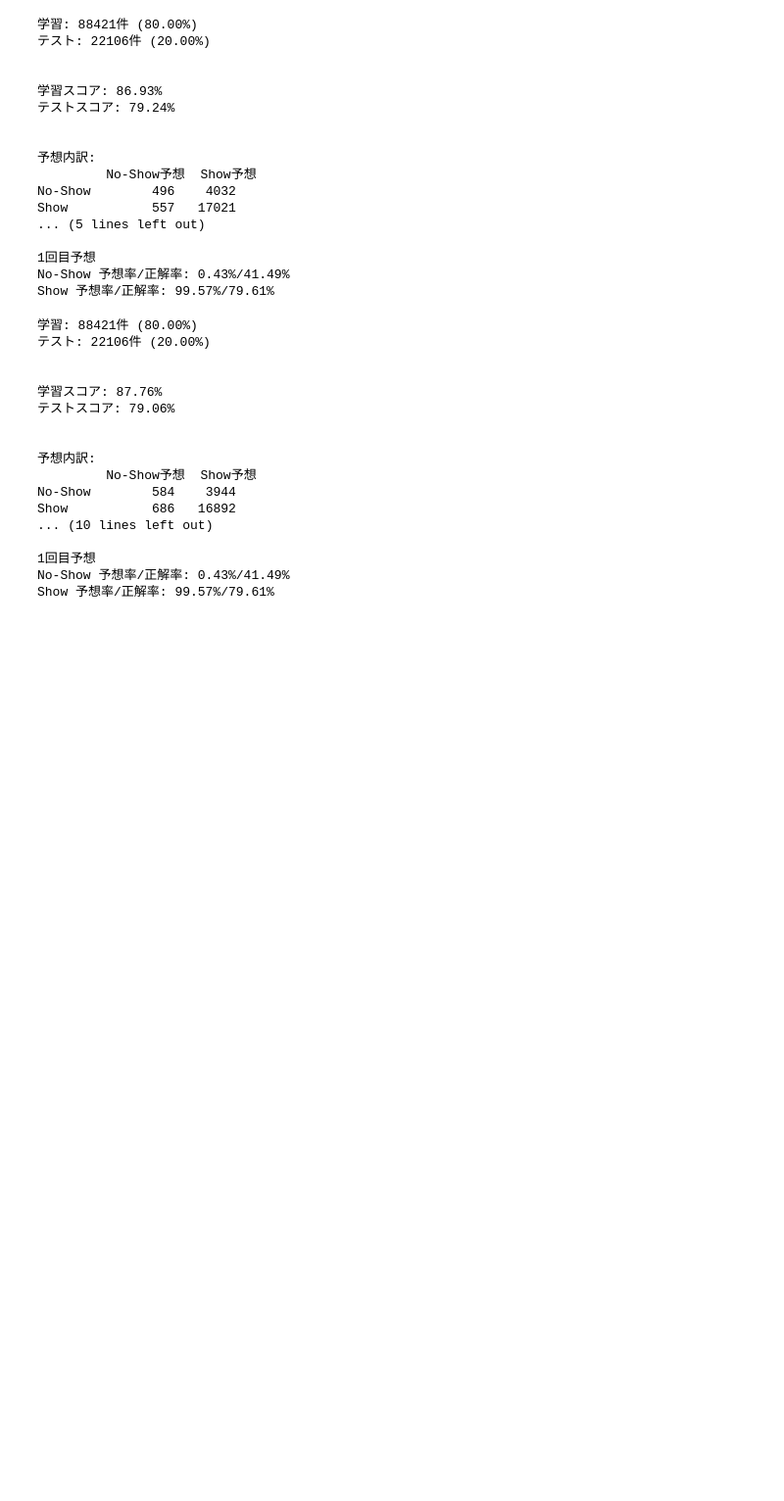
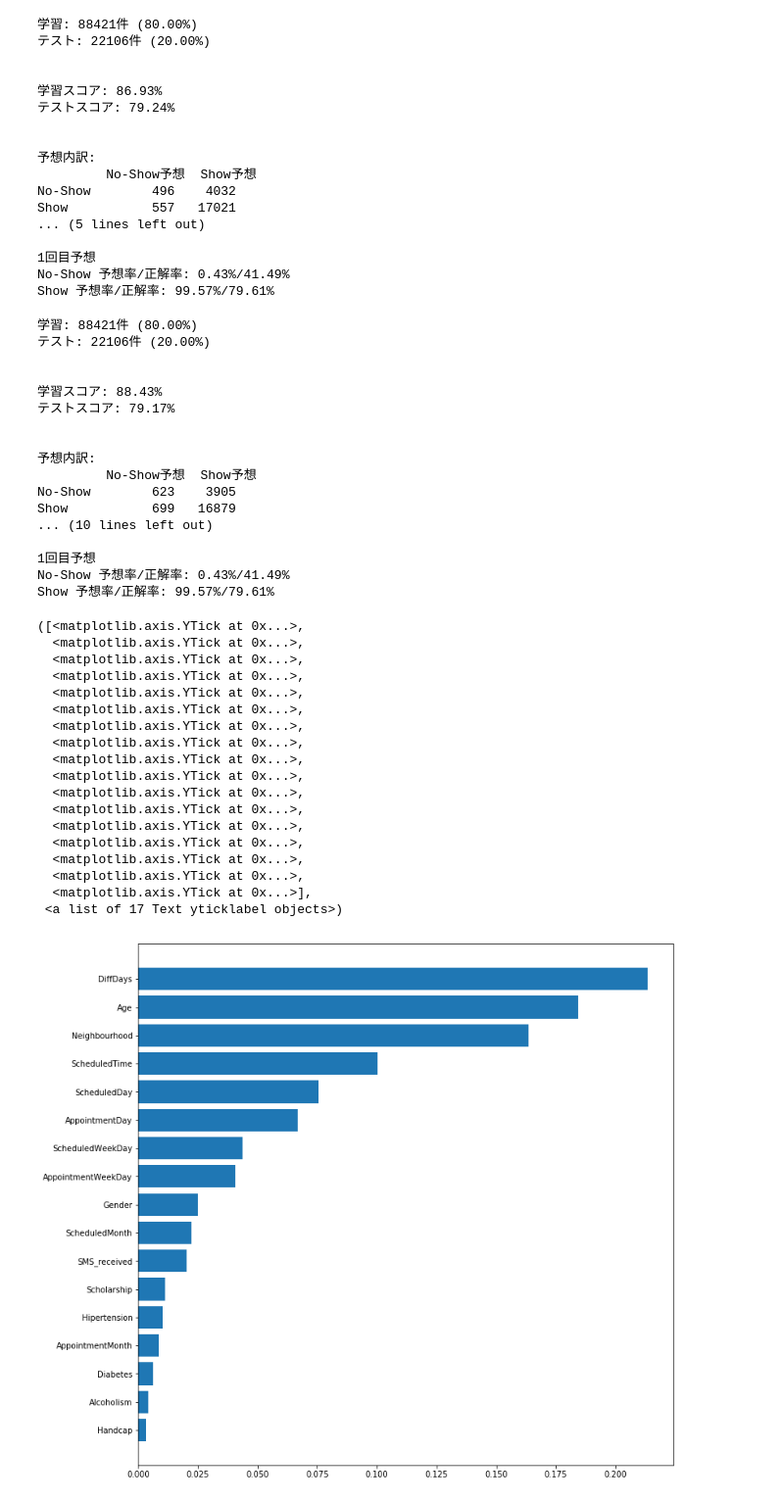
Before and after one commit to miyamotoatsushi/keiba, a Jupyter notebook: random_forest.ipynb, the cells around one changed output. Shown: that part at 98% size. Drawn from its saved outputs; the diff is of its cells as text; code cells hidden in the pictures; blank space fills up the shorter version.

```diff
--- a/random_forest.ipynb
+++ b/random_forest.ipynb
@@ -186,10 +195,10 @@ Show 予想率/正解率: 99.57%/79.61%
 # 学習・テストデータの作成
 training_df = pd.DataFrame()
 
-# 目的変数の設定
+# １．目的変数の設定
 training_df['No-show'] = import_df['No-show'].apply(lambda s: 1 if s == 'No' else 0)
 
-# 説明変数の設定
+# ２．説明変数の設定
 training_df['Age'] = import_df['Age']
 training_df['Scholarship'] = import_df['Scholarship']
 training_df['Hipertension'] = import_df['Hipertension']
@@ -199,10 +208,10 @@ training_df['Handcap'] = import_df['Handcap']
 training_df['SMS_received'] = import_df['SMS_received']
 
 training_df['Gender'] = import_df['Gender'].apply(lambda g: 1 if g == 'M' else 0)
-training_df['ScheduledDay'] = import_df['ScheduledDay'].apply(
-    lambda s: datetime.strptime(s, "%Y-%m-%dT%H:%M:%SZ").timestamp())
-training_df['AppointmentDay'] = import_df['AppointmentDay'].apply(
-    lambda s: datetime.strptime(s, "%Y-%m-%dT%H:%M:%SZ").timestamp())
+# training_df['ScheduledDay'] = import_df['ScheduledDay'].apply(
+#     lambda s: datetime.strptime(s, "%Y-%m-%dT%H:%M:%SZ").timestamp())
+# training_df['AppointmentDay'] = import_df['AppointmentDay'].apply(
+#     lambda s: datetime.strptime(s, "%Y-%m-%dT%H:%M:%SZ").timestamp())
 neighbourhoods = []
 for name in import_df['Neighbourhood'].drop_duplicates():
     if name not in neighbourhoods:
@@ -210,8 +219,13 @@ for name in import_df['Neighbourhood'].drop_duplicates():
 training_df['Neighbourhood'] = import_df['Neighbourhood'].apply(lambda s: neighbourhoods.index(s))
 
 # -----------------------------------------------------------------------------------------------
+training_df['ScheduledMonth'] = import_df['ScheduledDay'].apply(lambda s: s[5: 7])
+training_df['ScheduledDay'] = import_df['ScheduledDay'].apply(lambda s: s[8: 10])
+training_df['ScheduledTime'] = import_df['ScheduledDay'].apply(lambda s: s[11: 13])
 training_df['ScheduledWeekDay'] = import_df['ScheduledDay'].apply(
     lambda s: datetime.strptime(s[: 10], "%Y-%m-%d").weekday())
+training_df['AppointmentMonth'] = import_df['AppointmentDay'].apply(lambda s: s[5: 7])
+training_df['AppointmentDay'] = import_df['AppointmentDay'].apply(lambda s: s[8: 10])
 training_df['AppointmentWeekDay'] = import_df['AppointmentDay'].apply(
     lambda s: datetime.strptime(s[: 10], "%Y-%m-%d").weekday())
 training_df['DiffDays'] = import_df[['AppointmentDay', 'ScheduledDay']].apply(
@@ -219,21 +233,19 @@ training_df['DiffDays'] = import_df[['AppointmentDay', 'ScheduledDay']].apply(
 )
 # -----------------------------------------------------------------------------------------------
 
-# トレーニング設定
-# 説明変数の範囲を設定
+# ３．テストデータで学習
 feature = training_df.ix[:, 'Age':]
-# 目的変数を設定
 correct = training_df['No-show']
 
 # 学習データとテストデータの分離
 training_feature, test_feature, traininig_correct, test_correct = train_test_split(
     feature, correct, test_size=TEST_SIZE, random_state=RANDOM_STATE)
 
-# ランダムフォレストの作成
+# モデルの作成
 rfc = RandomForestClassifier(min_samples_leaf=MIN_SAMPLES_LEAF, random_state=RANDOM_STATE)
 rfc.fit(training_feature, traininig_correct)
 
-# 評価
+# ４．モデルの評価
 total_cnt = len(training_feature) + len(test_feature)
 print('学習: {}件 ({:.2%})'.format(len(training_feature), len(training_feature) / total_cnt))
 print('テスト: {}件 ({:.2%})'.format(len(test_feature), len(test_feature) / total_cnt))
@@ -261,16 +273,43 @@ print('No-Show 予想率/正解率: 0.43%/41.49%\nShow 予想率/正解率: 99.5
 テスト: 22106件 (20.00%)
 
 
-学習スコア: 87.76%
-テストスコア: 79.06%
+学習スコア: 88.43%
+テストスコア: 79.17%
 
 
 予想内訳:
          No-Show予想  Show予想
-No-Show        584    3944
-Show           686   16892
+No-Show        623    3905
+Show           699   16879
 ... (10 lines left out)
 
 1回目予想
 No-Show 予想率/正解率: 0.43%/41.49%
 Show 予想率/正解率: 99.57%/79.61%
+# %%
+# 作成したモデルの中身を確認し、目的変数との相関が高い項目を見る。
+values, names = zip(*sorted(zip(rfc.feature_importances_, feature.columns)))
+
+pyplot.figure(figsize=(12, 12))
+pyplot.barh(range(len(names)), values, align='center')
+pyplot.yticks(range(len(names)), names)
+# %% [output]
+([<matplotlib.axis.YTick at 0x...>,
+  <matplotlib.axis.YTick at 0x...>,
+  <matplotlib.axis.YTick at 0x...>,
+  <matplotlib.axis.YTick at 0x...>,
+  <matplotlib.axis.YTick at 0x...>,
+  <matplotlib.axis.YTick at 0x...>,
+  <matplotlib.axis.YTick at 0x...>,
+  <matplotlib.axis.YTick at 0x...>,
+  <matplotlib.axis.YTick at 0x...>,
+  <matplotlib.axis.YTick at 0x...>,
+  <matplotlib.axis.YTick at 0x...>,
+  <matplotlib.axis.YTick at 0x...>,
+  <matplotlib.axis.YTick at 0x...>,
+  <matplotlib.axis.YTick at 0x...>,
+  <matplotlib.axis.YTick at 0x...>,
+  <matplotlib.axis.YTick at 0x...>,
+  <matplotlib.axis.YTick at 0x...>],
+ <a list of 17 Text yticklabel objects>)
+[figure, added]
```
Also changed, not shown: parts of 9 cells of this notebook.
